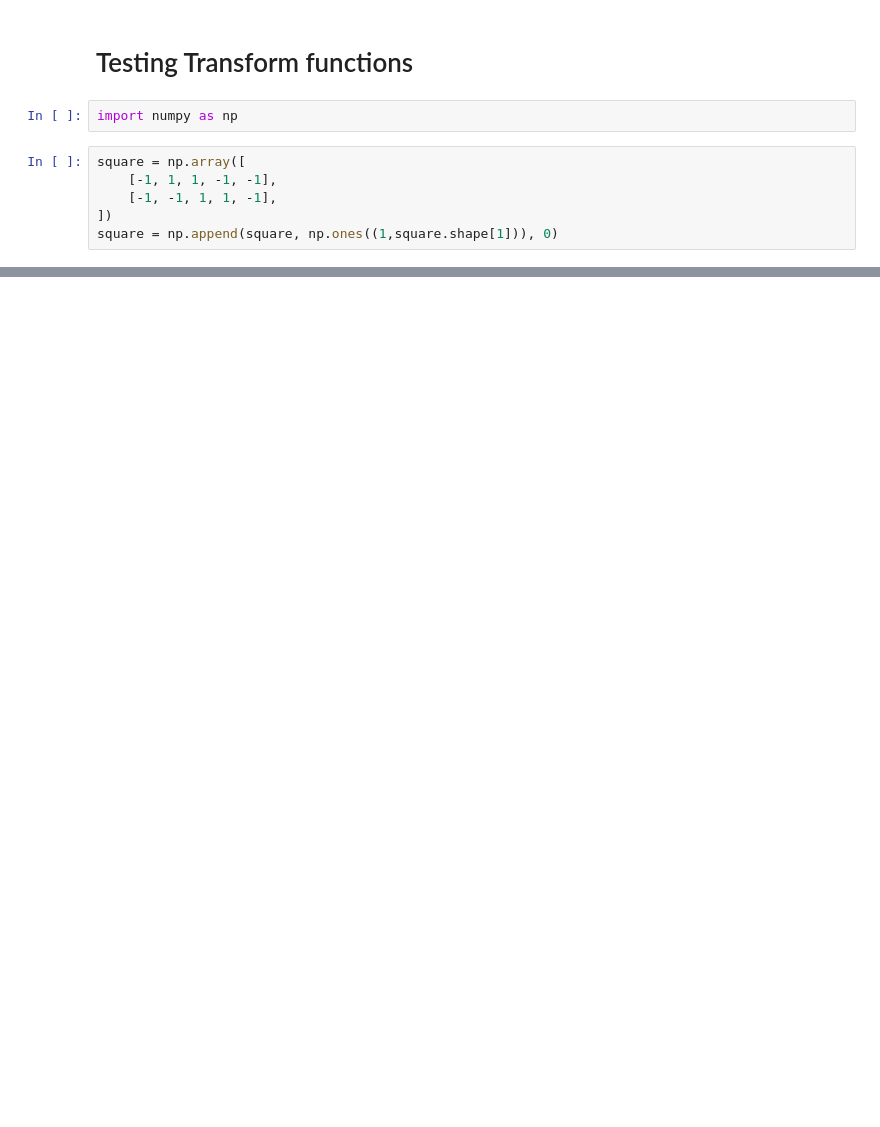
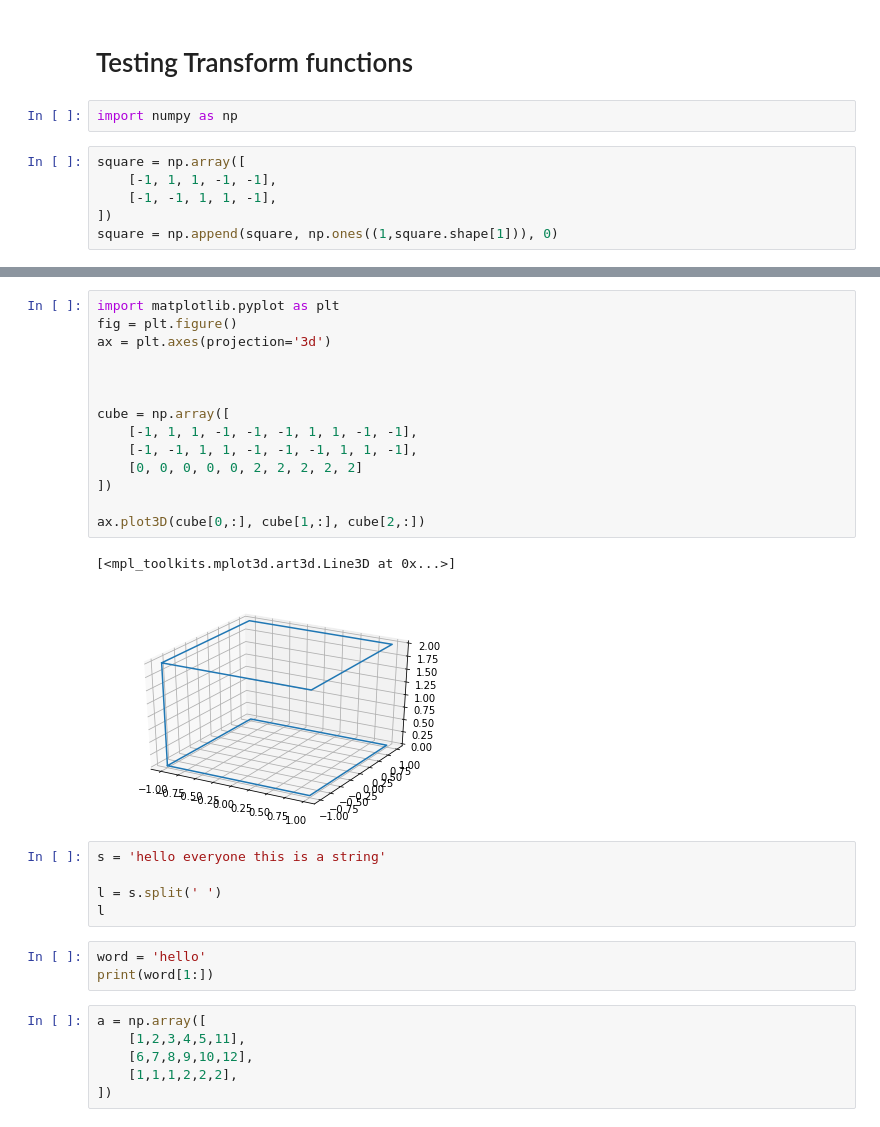
Before and after one commit to franciscopower/ONLE_Trabalhos, a Jupyter notebook: Impressao3D/test.ipynb, the cells around one changed output, grey strips where cells are left out. Cells and saved outputs as stored; diff of their text form; blank space fills up the shorter version.

```diff
--- a/Impressao3D/test.ipynb
+++ b/Impressao3D/test.ipynb
@@ -33,0 +28,31 @@ plt.show()
+# %%
+import matplotlib.pyplot as plt
+fig = plt.figure()
+ax = plt.axes(projection='3d')
+
+
+
+cube = np.array([
+    [-1, 1, 1, -1, -1, -1, 1, 1, -1, -1],
+    [-1, -1, 1, 1, -1, -1, -1, 1, 1, -1],
+    [0, 0, 0, 0, 0, 2, 2, 2, 2, 2]
+])
+
+ax.plot3D(cube[0,:], cube[1,:], cube[2,:])
+# %% [output]
+[<mpl_toolkits.mplot3d.art3d.Line3D at 0x...>]
+[figure, added]
+# %%
+s = 'hello everyone this is a string'
+
+l = s.split(' ')
+l
+# %%
+word = 'hello'
+print(word[1:])
+# %%
+a = np.array([
+    [1,2,3,4,5,11],
+    [6,7,8,9,10,12],
+    [1,1,1,2,2,2],
+])
```
Also changed, not shown: parts of 2 cells of this notebook, 3 other files.
